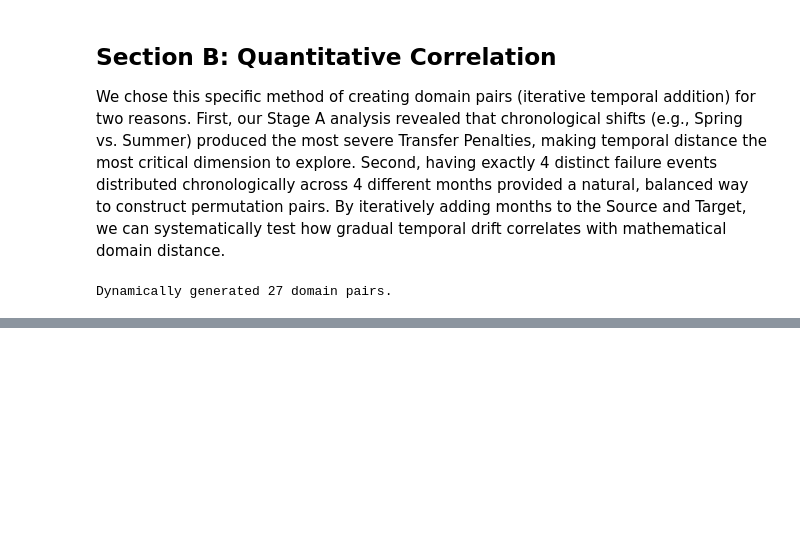
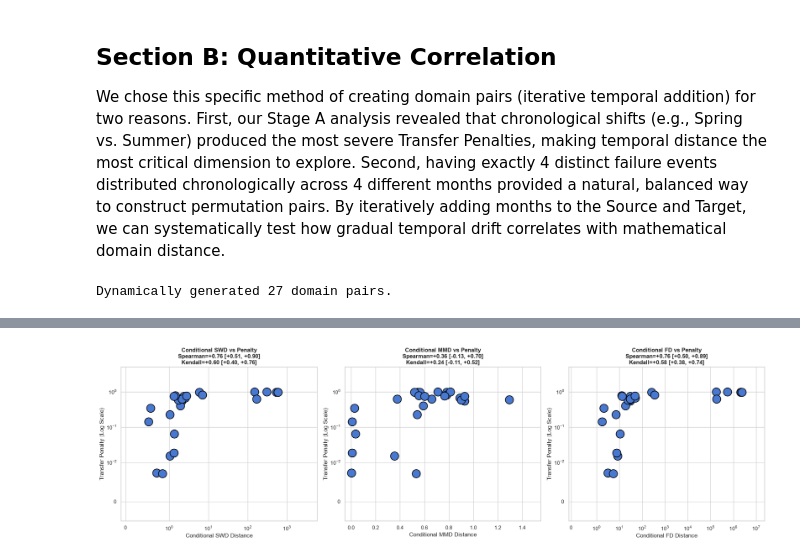
Before and after one commit to lollogiro/ai4i-transfer-learning-synthetic, a Jupyter notebook: stage2-transfer_learning/metropt3.ipynb, the cells around one changed output, grey strips where cells are left out. Cells and saved outputs as stored; diff of their text form; code cells hidden in the pictures; blank space fills up the shorter version.

Commit message:
added Spearman and Kendall + updated report

```diff
--- a/stage2-transfer_learning/metropt3.ipynb
+++ b/stage2-transfer_learning/metropt3.ipynb
@@ -605,0 +547,80 @@ Across the evaluated metrics, we observe two primary behaviors:
+# %%
+def get_family(name):
+    if isinstance(name, str) and '->' in name:
+        parts = sorted([p.strip() for p in name.split('->')])
+        return '-'.join(parts)
+    return name
+
+results_df['family'] = results_df['Pair'].apply(get_family)
+
+def bootstrap_ci(x: np.ndarray, y: np.ndarray, blocks: list, n_boot: int = 2000, seed: int = 42, stat: str = 'spearman') -> tuple[float, float]:
+    rng = np.random.default_rng(seed)
+    vals = []
+    for _ in range(n_boot):
+        idx = np.concatenate([blocks[b] for b in rng.integers(0, len(blocks), size=len(blocks))])
+        if len(np.unique(idx)) < 3:
+            continue
+        if stat == 'spearman':
+            v = stats.spearmanr(x[idx], y[idx]).statistic
+        else:
+            v = stats.kendalltau(x[idx], y[idx]).statistic
+        if np.isfinite(v):
+            vals.append(v)
+    if not vals:
+        return (np.nan, np.nan)
+    lo, hi = np.percentile(vals, [2.5, 97.5])
+    return (float(lo), float(hi))
+
+blocks = list(results_df.groupby('family').indices.values())
+import matplotlib.pyplot as plt
+import seaborn as sns
+
+fig, axes = plt.subplots(1, 3, figsize=(20, 6))
+metrics = ['SWD', 'MMD', 'FD']
+
+for i, metric in enumerate(metrics):
+    x = results_df[metric].values
+    y = results_df['Transfer Penalty'].values
+
+    rho = stats.spearmanr(x, y).statistic
+    tau = stats.kendalltau(x, y).statistic
+
+    rho_ci = bootstrap_ci(x, y, blocks, stat='spearman')
+    tau_ci = bootstrap_ci(x, y, blocks, stat='kendall')
+
+    ax = axes[i]
+    sns.scatterplot(
+        data=results_df,
+        x=metric,
+        y='Transfer Penalty',
+        s=300,
+        edgecolor='black',
+        legend=False,
+        ax=ax
+    )
+
+    # Symlog scale on Y-axis (Penalty)
+    ax.set_yscale('symlog', linthresh=0.01)
+    ax.set_ylim(bottom=-0.005, top=results_df['Transfer Penalty'].max() * 5)
+
+    # Symlog scale on X-axis (Distance) and explicit bounds
+    if metric in ['SWD', 'FD']:
+        ax.set_xscale('symlog', linthresh=1.0)
+        max_dist = results_df[metric].max()
+        ax.set_xlim(left=-0.1, right=max_dist * 10)
+    else:
+        max_dist = results_df[metric].max()
+        ax.set_xlim(left=-0.05, right=max_dist * 1.2)
+
+    ax.set_title(f'Conditional {metric} vs Penalty\n'
+                 f'Spearman={rho:+.2f} [{rho_ci[0]:+.2f}, {rho_ci[1]:+.2f}]\n'
+                 f'Kendall={tau:+.2f} [{tau_ci[0]:+.2f}, {tau_ci[1]:+.2f}]',
+                 fontsize=12, fontweight='bold')
+    ax.set_xlabel(f'Conditional {metric} Distance')
+    ax.set_ylabel('Transfer Penalty (Log Scale)')
+    ax.grid(True)
+
+plt.tight_layout()
+plt.show()
+# %% [output]
+[figure, added]
```
Also changed, not shown: parts of 14 cells of this notebook, 1 other file.
